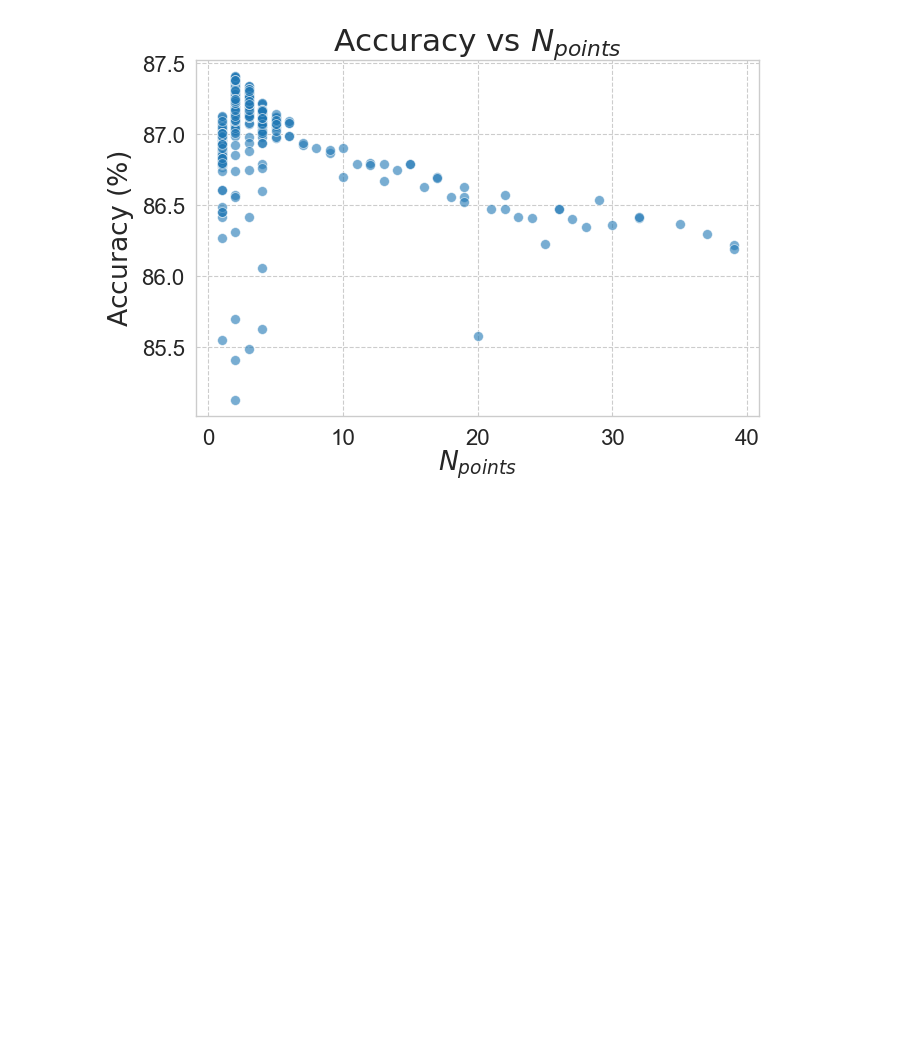
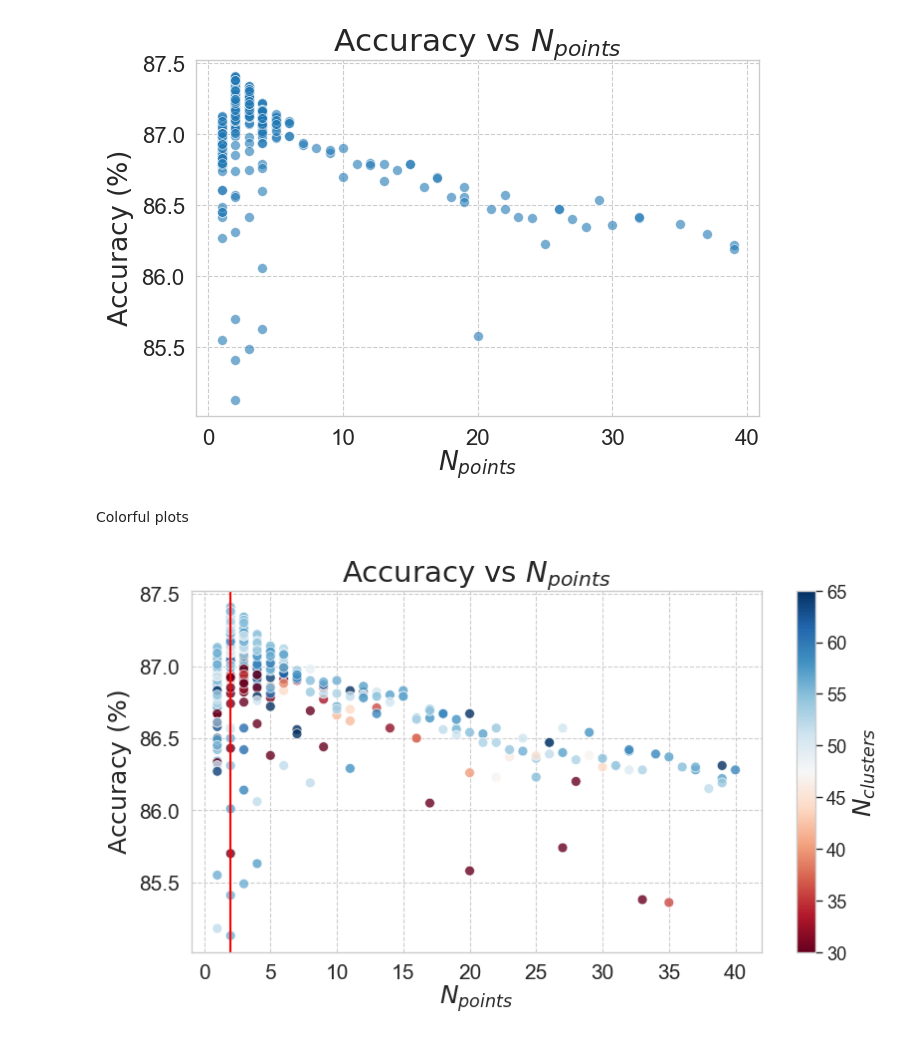
Before and after one commit to gmum/FeNeC, a Jupyter notebook: Notebooks/cifar_vit.ipynb, the cells around one changed output. Drawn from its saved outputs; the diff is of its cells as text; code cells hidden in the pictures; blank space fills up the shorter version.

```diff
--- a/Notebooks/cifar_vit.ipynb
+++ b/Notebooks/cifar_vit.ipynb
@@ -223,3 +223,20 @@ utils.plot_param_accuracy(param_name=param_name, param_vals=param_vals, accuraci
                                title_pad=7, label_pad=0, title=title, path_to_pdf=path_to_pdf)
 # %% [output]
 [figure]
+# %% [markdown]
+Colorful plots
+# %%
+name = "FeLoC_ViT_CIFAR"
+x_name, y_name, hue_name = "n_points", "accuracy", "n_clusters"
+
+df = utils.load_from_csv(study_name=study_name, path='../results/final/')
+path_to_pdf = f"plots/{name}_{y_name}_vs_{x_name}.pdf"
+
+utils.plot_acc_param_hue(df, x_name, y_name, hue_name,
+                         ylim=True, ylim_set=85.1, xlim_set=None, only_later=None,
+                         s_plot=50, alpha_plot=0.8, line_style=1,
+                         palette='RdBu', show_bar=True, bar_lim=(30, 65),
+                         title_pad=7, label_pad=0, font_scale=1.5,
+                         fig_size=(7, 5), path_to_pdf=path_to_pdf)
+# %% [output]
+[figure, added]
```
Also changed, not shown: parts of 1 cell of this notebook, 1 other file.
